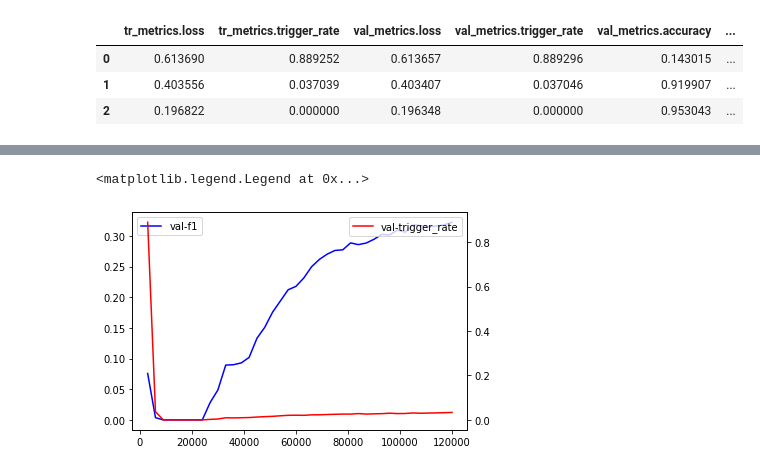
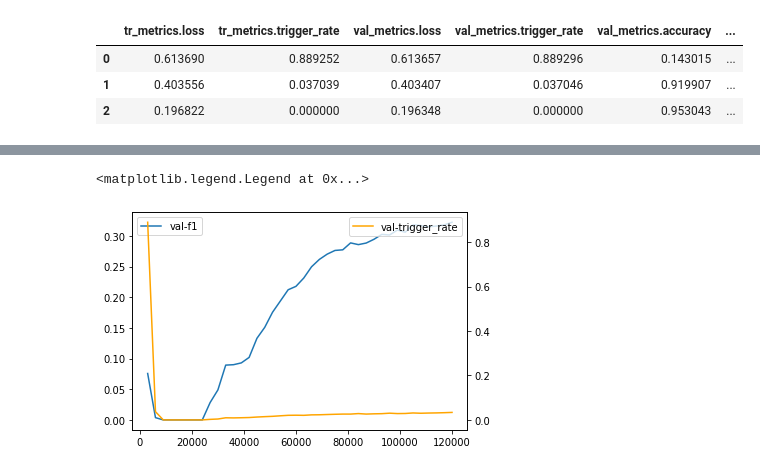
Before and after one commit to jsong336/emotion-bert, a Jupyter notebook: notebooks/main_bert_gru.ipynb, the cells around one changed output, grey strips where cells are left out. Cells and saved outputs as stored; diff of their text form; code cells hidden in the pictures.

```diff
--- a/notebooks/main_bert_gru.ipynb
+++ b/notebooks/main_bert_gru.ipynb
@@ -344,0 +347,16 @@ plt.legend()
+# %%
+fig, ax1 = plt.subplots()
+ax2 = ax1.twinx()
+
+ax1.plot(df['checkpoint_id'],
+         df['val_metrics.macro_f1'],
+         label='val-f1')
+ax2.plot(df['checkpoint_id'],
+         df['val_metrics.trigger_rate'],
+         label='val-trigger_rate', c='orange')
+
+ax1.legend()
+ax2.legend()
+# %% [output]
+<matplotlib.legend.Legend at 0x...>
+[figure, added]
@@ -351,22 +370,6 @@ proba = predict_proba(
     device = args.device
 )
 y_true = val_dataset[:]['y_true'].numpy()
-# %%
-fig, ax1 = plt.subplots()
-ax2 = ax1.twinx()
-
-ax1.plot(df['checkpoint_id'],
-         df['val_metrics.macro_f1'],
-         label='val-f1', c='blue')
-ax2.plot(df['checkpoint_id'],
-         df['val_metrics.trigger_rate'],
-         label='val-trigger_rate', c='red')
-
-ax1.legend()
-ax2.legend()
-# %% [output]
-<matplotlib.legend.Legend at 0x...>
-[figure, removed]
 # %%
 roc_auc_score(y_true, proba, average='macro')
 # %% [output]
```
Also changed, not shown: parts of 8 cells of this notebook, 2 other files.
